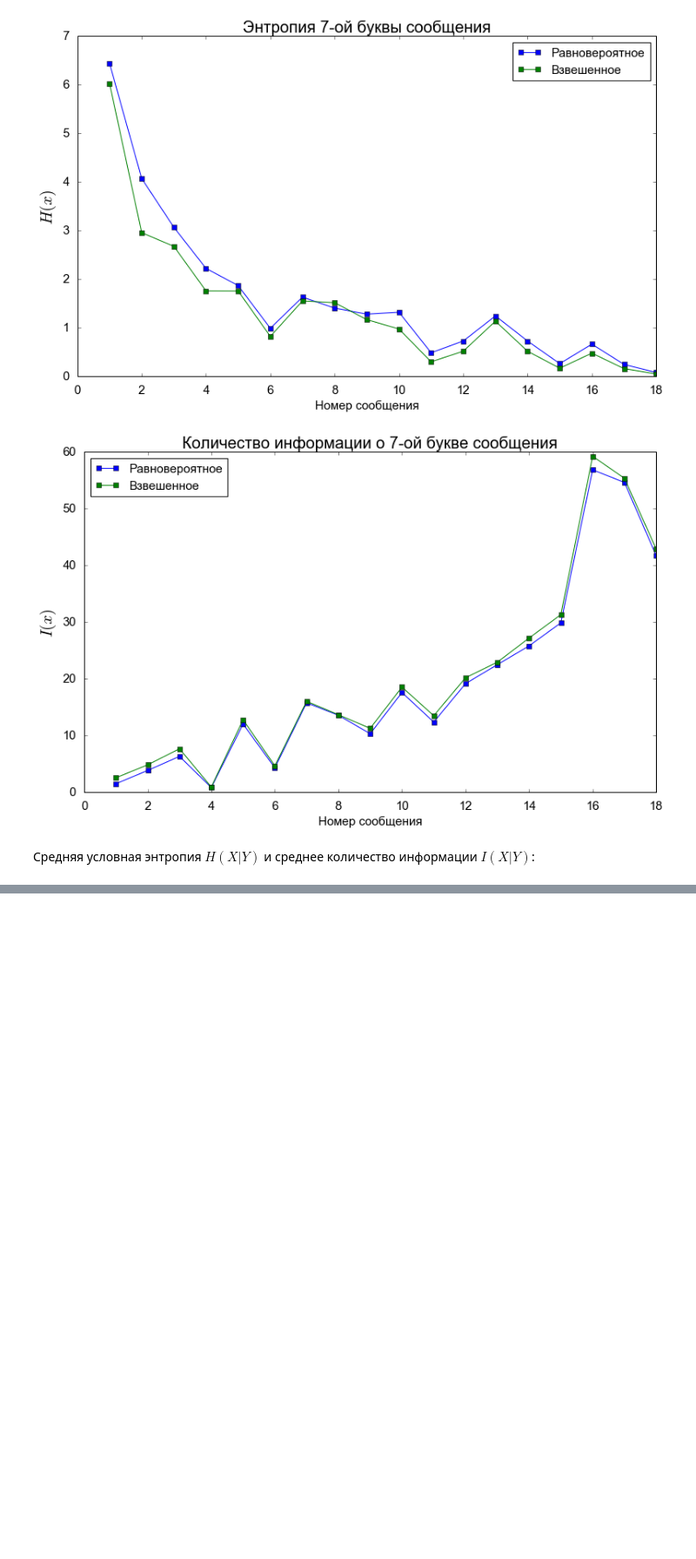
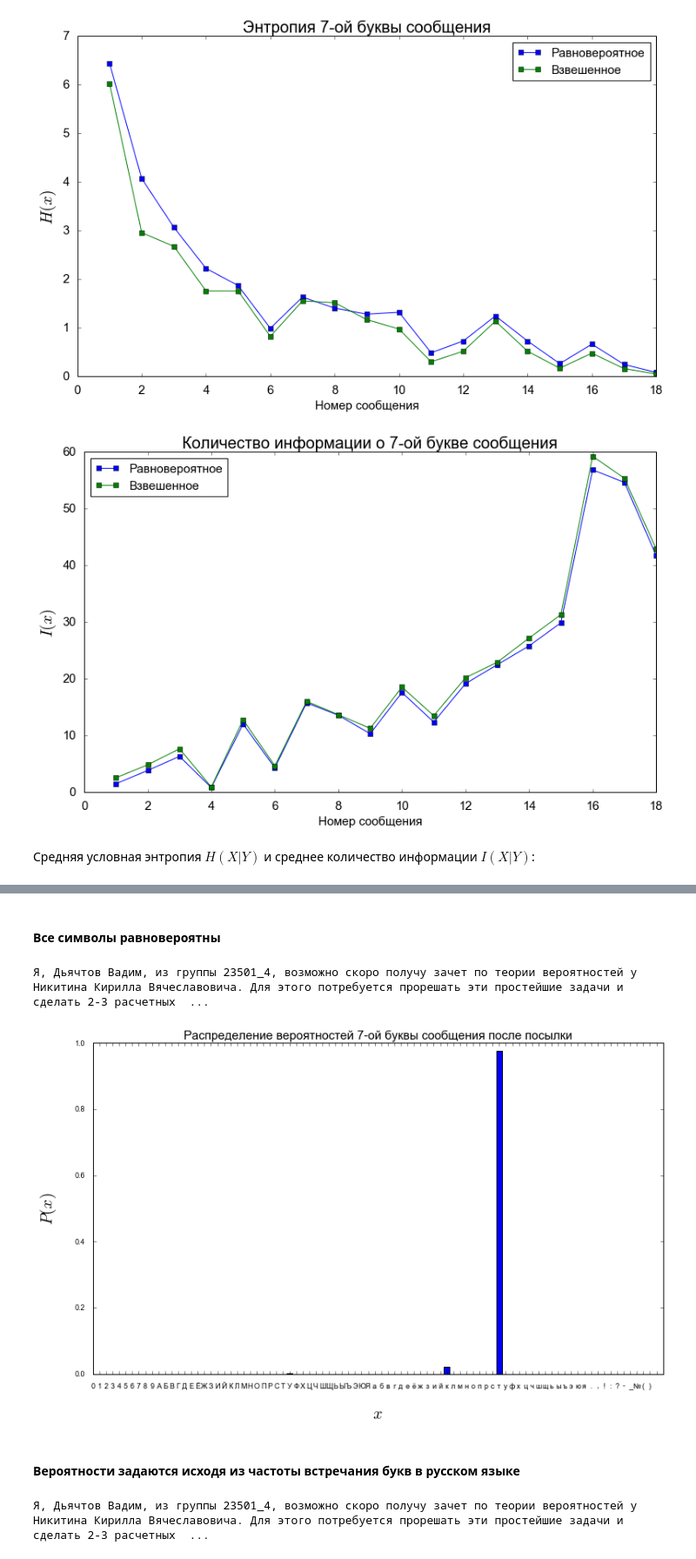
Before and after one commit to vaddya/probability-and-statistics, a Jupyter notebook: lab1/lab1.ipynb, the cells around one changed output, grey strips where cells are left out. Shown at 87% size. Drawn from its saved outputs; the diff is of its cells as text; code cells hidden in the pictures; blank space fills up the shorter version.

```diff
--- a/lab1/lab1.ipynb
+++ b/lab1/lab1.ipynb
@@ -252,5 +252,6 @@ print(frequncies)
 # %%
 def get_frequency(char: str):
+    """Получить вероятноость встречания символа"""
     assert len(char) == 1
     char = char.lower()
     if char in frequncies.keys():
@@ -286,7 +287,7 @@ for i in range(m):  # для каждого сообщения
     for j in range(s):  # для каждой буквы в сообщении
         entropies_array.append(find_entropy(chars_weight[i][j]))
         info_array.append(find_info(chars_weight[i][j], messages[i][j]))
-        chars_weight[i][j] = find_posterior_probs(chars_weight[i][j], messages[i][j])
+        chars_weight[i][j] = find_posterior_probs(alphabet, chars_weight[i][j], messages[i][j])
 
     entropies_weight.append(entropies_array)
     infos_weight.append(info_array)
@@ -419,0 +423,7 @@ I_weighted(X|Y) = 0.40485744000958623
+# %% [markdown]
+#### Все символы равновероятны
+# %%
+long_alphabet = alphabet.copy()
+
+for key in long_alphabet.keys():
+    long_alphabet[key] = long_alphabet[key] * 18
@@ -419,0 +436,51 @@ I_weighted(X|Y) = 0.40485744000958623
+# %%
+long_chars = []  # вероятности появления каждого j-ого символа инициализируем априорными вероятностями
+for j in range(s):
+    char = priori.copy()
+    long_chars.append(char)
+
+for j in range(s):  # для каждой буквы в сообщении
+    long_char = ''
+    for i in range(m):  # для каждого сообщения
+        long_char = long_char + messages[i][j]
+    long_chars[j] = find_posterior_probs(long_alphabet, long_chars[j], long_char)
+# %%
+for j in range(s):
+    max_char = find_max(long_chars[j])
+    print(max_char, end='')
+print()
+# %% [output]
+Я, Дьячтов Вадим, из группы 23501_4, возможно скоро получу зачет по теории вероятностей у Никитина Кирилла Вячеславовича. Для этого потребуется прорешать эти простейшие задачи и сделать 2-3 расчетных  ...
+# %%
+import matplotlib.pyplot as plt
+from matplotlib import rc
+
+font = {'family': 'Arial', 'weight': 'normal'}
+rc('font', **font)
+
+char_num = 7
+curr = long_chars[char_num]
+
+sorted_keys = get_sorted_keys()
+sorted_values = []
+for key in sorted_keys:
+    sorted_values.append(curr[key])
+
+fig = plt.figure(figsize=(11, 7))
+plt.bar(range(len(alphabet)), sorted_values, align='center')
+plt.xticks(range(len(curr)), sorted_keys)
+plt.xlabel('$x$', fontsize=20, labelpad=20)
+plt.ylabel('$P(x)$', fontsize=20, labelpad=20)
+plt.tick_params(labelsize=9, pad=10)
+plt.title('Распределение вероятностей {0}-ой буквы сообщения после посылки'.format(char_num, i + 1), fontsize=15)
+plt.tight_layout()
+plt.xlim([0, len(curr)])
+plt.ylim([0, 1])
+plt.tight_layout()
+#plt.savefig('./pics/uniform{i}.png'.format(i=i+1))
+plt.show()
+plt.close(fig)
+# %% [output]
+[figure, added]
+# %% [markdown]
+#### Вероятности задаются исходя из частоты встречания букв в русском языке
@@ -419,0 +498,7 @@ I_weighted(X|Y) = 0.40485744000958623
+# %%
+for j in range(s):
+    max_char = find_max(long_chars[j])
+    print(max_char, end='')
+print()
+# %% [output]
+Я, Дьячтов Вадим, из группы 23501_4, возможно скоро получу зачет по теории вероятностей у Никитина Кирилла Вячеславовича. Для этого потребуется прорешать эти простейшие задачи и сделать 2-3 расчетных  ...
```
Also changed, not shown: parts of 15 cells of this notebook.
